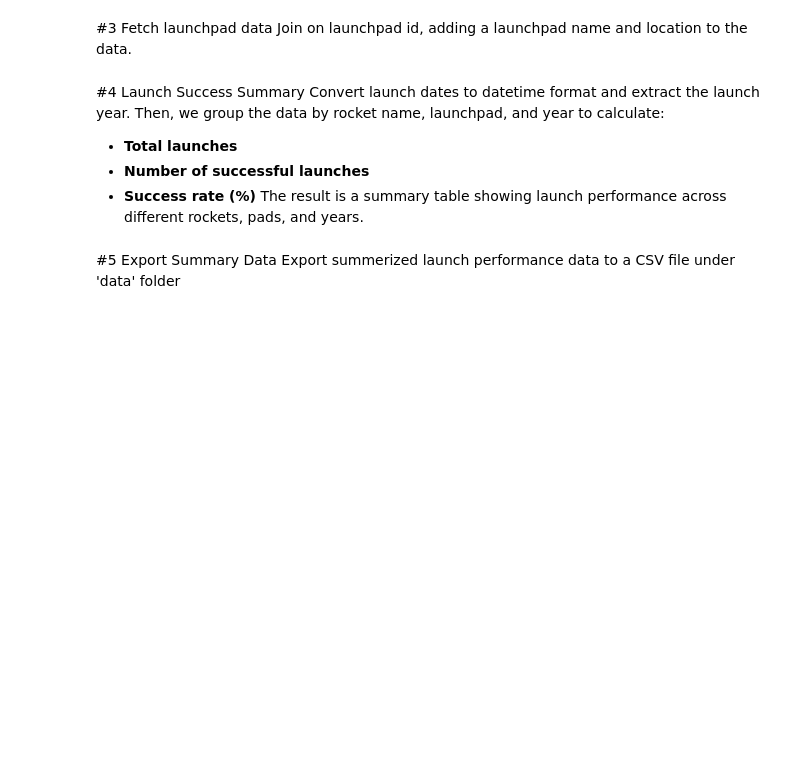
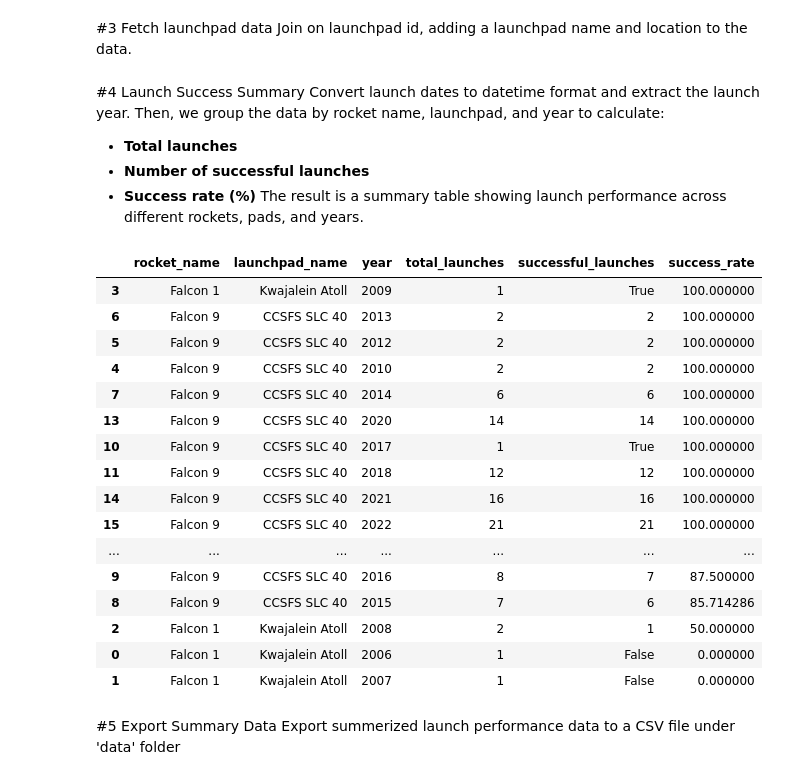
Before and after one commit to mrsteien/spacex-api-analysis, a Jupyter notebook: main.ipynb, the cells around one changed output. Cells and saved outputs as stored; diff of their text form; code cells hidden in the pictures; blank space fills up the shorter version.

```diff
--- a/main.ipynb
+++ b/main.ipynb
@@ -80,17 +80,36 @@ The result is a summary table showing launch performance across different rocket
 # %%
 df["date"] = pd.to_datetime(df["date"])
 df["year"] = df["date"].dt.year
 
 grouped_df = df.groupby(["rocket_name","launchpad_name","year"])
 
 summary = grouped_df["success"].agg(
     total_launches="count"
     ,successful_launches = lambda x: x.sum()
     ,success_rate=lambda x:(x.sum() / x.count()) * 100
 ).reset_index()
 
 summary = summary.sort_values(by="success_rate", ascending=False)
-print(summary)
+
+display(summary)
+# %% [output]
+|  | rocket_name | launchpad_name | year | total_launches | successful_launches | success_rate |
+| 3 | Falcon 1 | Kwajalein Atoll | 2009 | 1 | True | 100.000000 |
+| 6 | Falcon 9 | CCSFS SLC 40 | 2013 | 2 | 2 | 100.000000 |
+| 5 | Falcon 9 | CCSFS SLC 40 | 2012 | 2 | 2 | 100.000000 |
+| 4 | Falcon 9 | CCSFS SLC 40 | 2010 | 2 | 2 | 100.000000 |
+| 7 | Falcon 9 | CCSFS SLC 40 | 2014 | 6 | 6 | 100.000000 |
+| 13 | Falcon 9 | CCSFS SLC 40 | 2020 | 14 | 14 | 100.000000 |
+| 10 | Falcon 9 | CCSFS SLC 40 | 2017 | 1 | True | 100.000000 |
+| 11 | Falcon 9 | CCSFS SLC 40 | 2018 | 12 | 12 | 100.000000 |
+| 14 | Falcon 9 | CCSFS SLC 40 | 2021 | 16 | 16 | 100.000000 |
+| 15 | Falcon 9 | CCSFS SLC 40 | 2022 | 21 | 21 | 100.000000 |
+| ... | ... | ... | ... | ... | ... | ... |
+| 9 | Falcon 9 | CCSFS SLC 40 | 2016 | 8 | 7 | 87.500000 |
+| 8 | Falcon 9 | CCSFS SLC 40 | 2015 | 7 | 6 | 85.714286 |
+| 2 | Falcon 1 | Kwajalein Atoll | 2008 | 2 | 1 | 50.000000 |
+| 0 | Falcon 1 | Kwajalein Atoll | 2006 | 1 | False | 0.000000 |
+| 1 | Falcon 1 | Kwajalein Atoll | 2007 | 1 | False | 0.000000 |
 # %% [markdown]
 #5 Export Summary Data
 Export summerized launch performance data to a CSV file under 'data' folder
```
Also changed, not shown: parts of 3 cells of this notebook, 2 other files.
